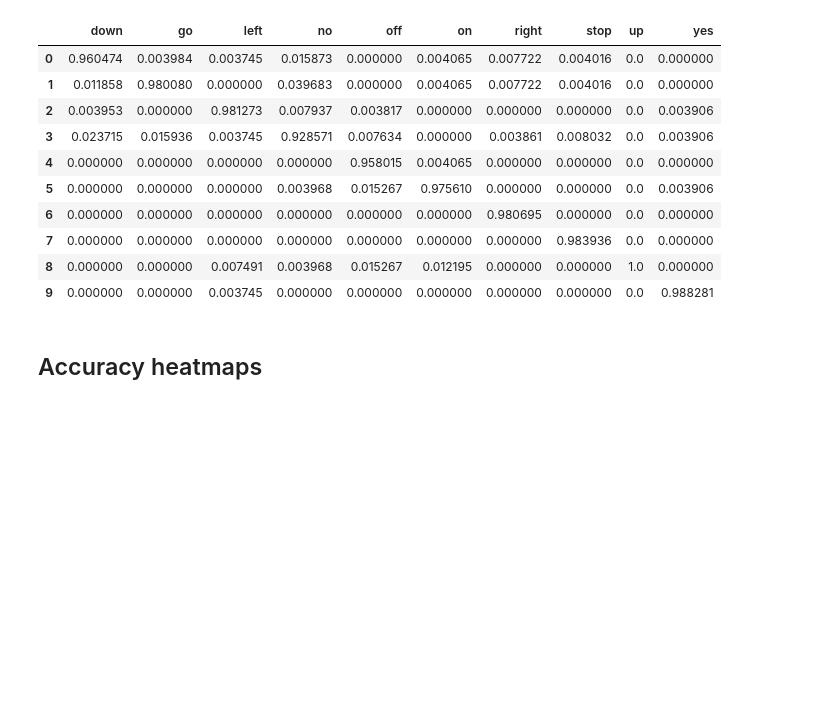
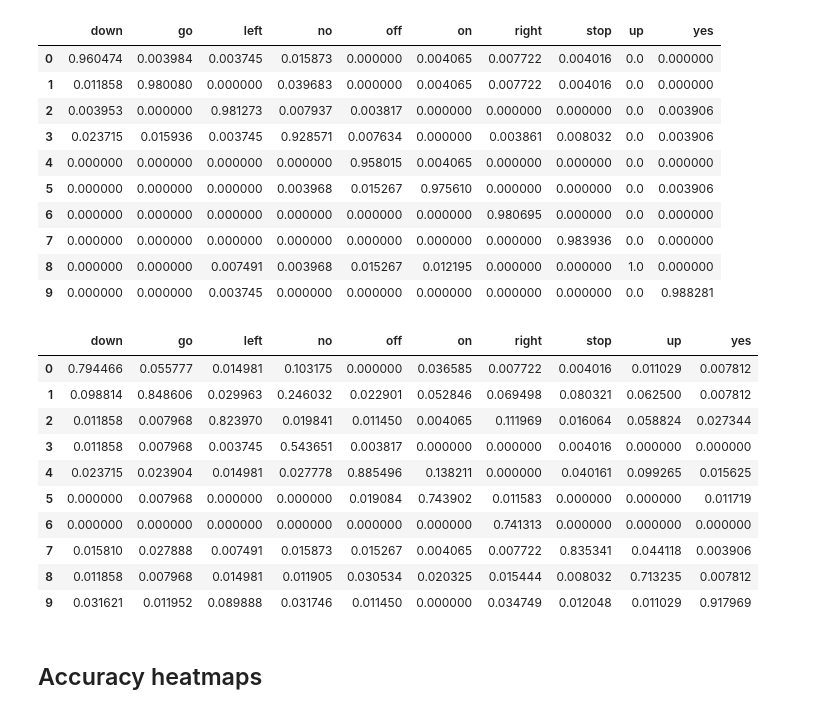
Before and after one commit to Rohit01-zoey/EE679, a Jupyter notebook: CompAssg3/Code.ipynb, the cells around one changed output. Cells and saved outputs as stored; diff of their text form; code cells hidden in the pictures; blank space fills up the shorter version.

```diff
--- a/CompAssg3/Code.ipynb
+++ b/CompAssg3/Code.ipynb
@@ -481,3 +308,16 @@ Finding mel filter bank output for each instace of 'right' speech data
 Finding mel filter bank output for each instace of 'stop' speech data           ....finished
 Finding mel filter bank output for each instace of 'up' speech data             ....finished
 Finding mel filter bank output for each instace of 'yes' speech data            ....finished
+# %%
+melCoefNoisyTest = {}
+for label in testNoisyLabels:
+    print(f"Finding mel filter bank output for each instace of '{label}' speech data", end = "\t\t")
+    mfccArrForLabel = []
+    for i in range(len(noisyTestDataPreProcessed[label])):
+        #n_fft = 4096, win_length = int(0.02*sampleRate), hop_length= int(0.005*sampleRate) set this parameters later
+        mfccFeatures = feature.mfcc(y=noisyTestDataPreProcessed[label][i], sr=sampleRate, n_mfcc=13)
+        delta1 = feature.delta(mfccFeatures, order=1, mode = 'nearest')
+        delta2 = feature.delta(mfccFeatures, order=2, mode = 'nearest')
+        mfccArrForLabel.append(np.r_[mfccFeatures, delta1, delta2])
+    print("....finished")
+    melCoefNoisyTest[label] = mfccArrForLabel
@@ -603,6 +482,21 @@ df
 | 7 | 0.000000 | 0.000000 | 0.000000 | 0.000000 | 0.000000 | 0.000000 | 0.000000 | 0.983936 | 0.0 | 0.000000 |
 | 8 | 0.000000 | 0.000000 | 0.007491 | 0.003968 | 0.015267 | 0.012195 | 0.000000 | 0.000000 | 1.0 | 0.000000 |
 | 9 | 0.000000 | 0.000000 | 0.003745 | 0.000000 | 0.000000 | 0.000000 | 0.000000 | 0.000000 | 0.0 | 0.988281 |
+# %%
+dfNoisy = pd.DataFrame.from_dict(finalAccuraciesNoisy)
+dfNoisy
+# %% [output]
+|  | down | go | left | no | off | on | right | stop | up | yes |
+| 0 | 0.794466 | 0.055777 | 0.014981 | 0.103175 | 0.000000 | 0.036585 | 0.007722 | 0.004016 | 0.011029 | 0.007812 |
+| 1 | 0.098814 | 0.848606 | 0.029963 | 0.246032 | 0.022901 | 0.052846 | 0.069498 | 0.080321 | 0.062500 | 0.007812 |
+| 2 | 0.011858 | 0.007968 | 0.823970 | 0.019841 | 0.011450 | 0.004065 | 0.111969 | 0.016064 | 0.058824 | 0.027344 |
+| 3 | 0.011858 | 0.007968 | 0.003745 | 0.543651 | 0.003817 | 0.000000 | 0.000000 | 0.004016 | 0.000000 | 0.000000 |
+| 4 | 0.023715 | 0.023904 | 0.014981 | 0.027778 | 0.885496 | 0.138211 | 0.000000 | 0.040161 | 0.099265 | 0.015625 |
+| 5 | 0.000000 | 0.007968 | 0.000000 | 0.000000 | 0.019084 | 0.743902 | 0.011583 | 0.000000 | 0.000000 | 0.011719 |
+| 6 | 0.000000 | 0.000000 | 0.000000 | 0.000000 | 0.000000 | 0.000000 | 0.741313 | 0.000000 | 0.000000 | 0.000000 |
+| 7 | 0.015810 | 0.027888 | 0.007491 | 0.015873 | 0.015267 | 0.004065 | 0.007722 | 0.835341 | 0.044118 | 0.003906 |
+| 8 | 0.011858 | 0.007968 | 0.014981 | 0.011905 | 0.030534 | 0.020325 | 0.015444 | 0.008032 | 0.713235 | 0.007812 |
+| 9 | 0.031621 | 0.011952 | 0.089888 | 0.031746 | 0.011450 | 0.000000 | 0.034749 | 0.012048 | 0.011029 | 0.917969 |
 # %% [markdown]
 ## Accuracy heatmaps
 # %%
```
Also changed, not shown: parts of 43 cells of this notebook.
